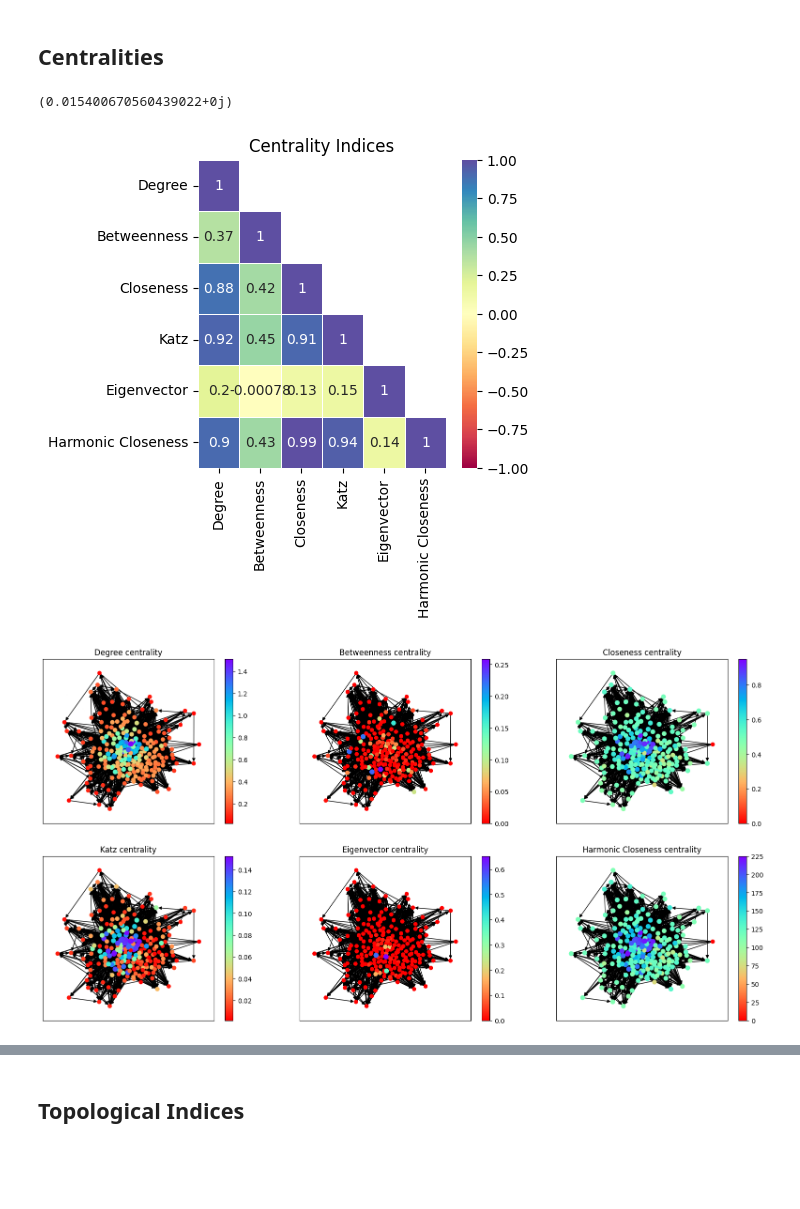
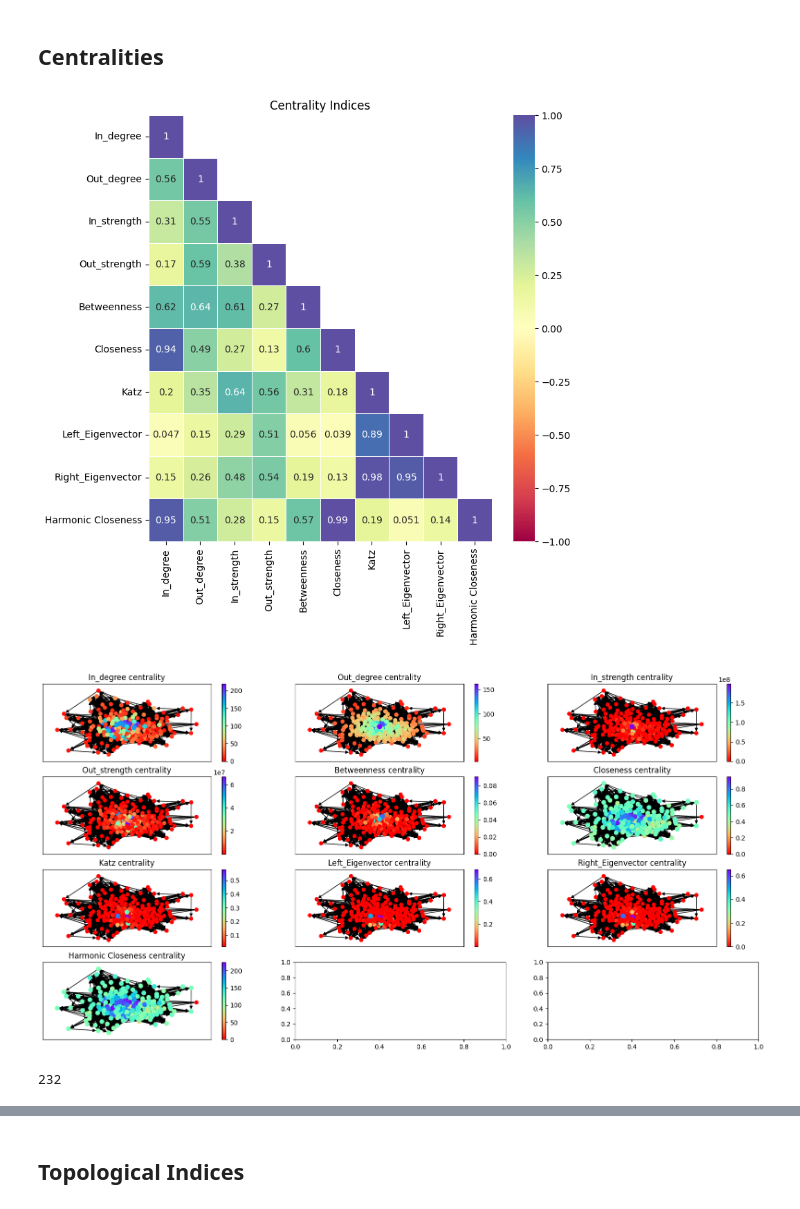
Before and after one commit to Ethangx8/AdvancedDataScienceCN, a Jupyter notebook: notebook/notebook.ipynb, the cells around one changed output, grey strips where cells are left out. Drawn from its saved outputs; the diff is of its cells as text; code cells hidden in the pictures; blank space fills up the shorter version.

```diff
--- a/notebook/notebook.ipynb
+++ b/notebook/notebook.ipynb
@@ -129,34 +129,36 @@ plt.show()
 # %% [markdown]
 ## Centralities
 # %%
-1/max(nx.adjacency_spectrum(g))
+spectral_radius = 1/max(nx.adjacency_spectrum(g, weight = 'migration_total')).real
-# %% [output]
-(0.015400670560439022+0j)
 # %%
 centralities = {}
-centralities["Degree"] = nx.degree_centralit(g)
-centralities["Betweenness"] = nx.betweenness_centrality(g, weight = 'migration_total')
+centralities["In_degree"] = {x[0]:x[1] for x in g.in_degree()}
+centralities["Out_degree"] = {x[0]:x[1] for x in g.out_degree()}
+centralities["In_strength"] = {x[0]:x[1] for x in g.in_degree(weight = 'migration_total')}
+centralities["Out_strength"] = {x[0]:x[1] for x in g.out_degree(weight = 'migration_total')}
+centralities["Betweenness"] = nx.betweenness_centrality(g)
 centralities["Closeness"] = nx.closeness_centrality(g)
-centralities["Katz"] = nx.katz_centrality(g, alpha=0.015)
-centralities["Eigenvector"] = nx.eigenvector_centrality(g, weight = 'migration_total')
+centralities["Katz"] = nx.katz_centrality(g, alpha=0.95*spectral_radius, weight = 'migration_total')
+centralities["Left_Eigenvector"] = nx.eigenvector_centrality(g.reverse(), weight = 'migration_total')
+centralities["Right_Eigenvector"] = nx.eigenvector_centrality(g, weight = 'migration_total')
 centralities["Harmonic Closeness"] = nx.harmonic_centrality(g)
 # %%
 centralities_df = pd.DataFrame(centralities)
 corr_matrix = centralities_df.corr(method="pearson")
 mask = np.triu(np.ones_like(corr_matrix, dtype=bool))
 np.fill_diagonal(mask, False)
-plt.figure(figsize=(4, 4))
+plt.figure(figsize=(8, 8))
 sns.heatmap(corr_matrix, annot=True, cmap=sns.color_palette("Spectral", as_cmap=True), vmin=-1, vmax=1, linewidths=0.5, mask=mask)
 plt.title('Centrality Indices')
 plt.show()
 # %% [output]
-[figure, old version]
+[figure, new version]
 # %%
 def get_top(centrality, n = 10):
     sorted_centrality = list((({k: v for k, v in sorted(centrality.items(), key = lambda item: item[1], reverse = True)}).items()))
     return sorted_centrality[:n]
 # %%
-_, subp = plt.subplots(2, 3, figsize=(20, 10))
+_, subp = plt.subplots(math.ceil(len(centralities)/3), 3, figsize=(20, 10))
 for idx, (k, v) in enumerate(centralities.items()):
     i = idx % 3
     j = math.floor(idx / 3)
@@ -173,4 +175,8 @@ for idx, (k, v) in enumerate(centralities.items()):
     subp[j][i].set(title = f"{k} centrality")
 plt.show()
 # %% [output]
-[figure, old version]
+[figure, new version]
+# %%
+len(centralities["In_strength"])
+# %% [output]
+232
```
Also changed, not shown: parts of 4 cells of this notebook.
